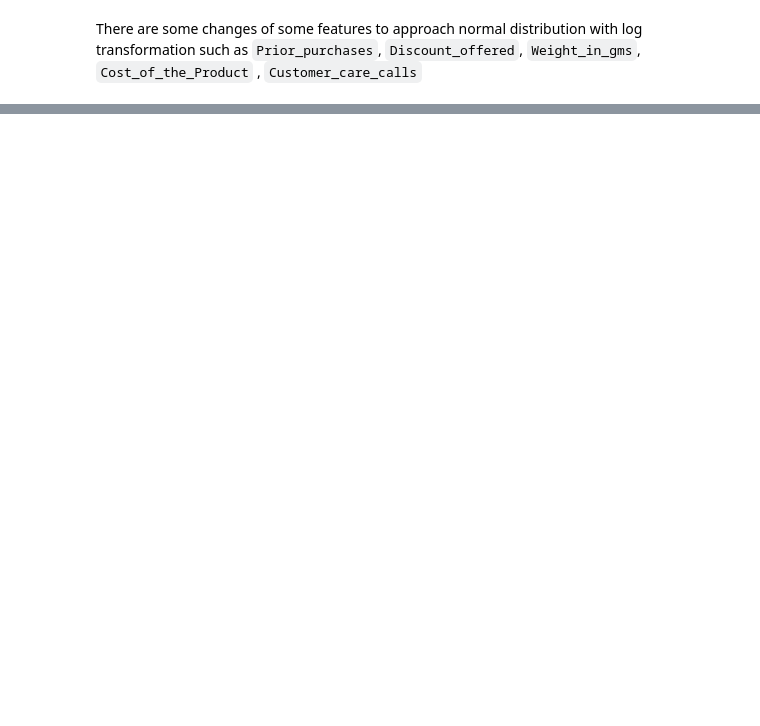
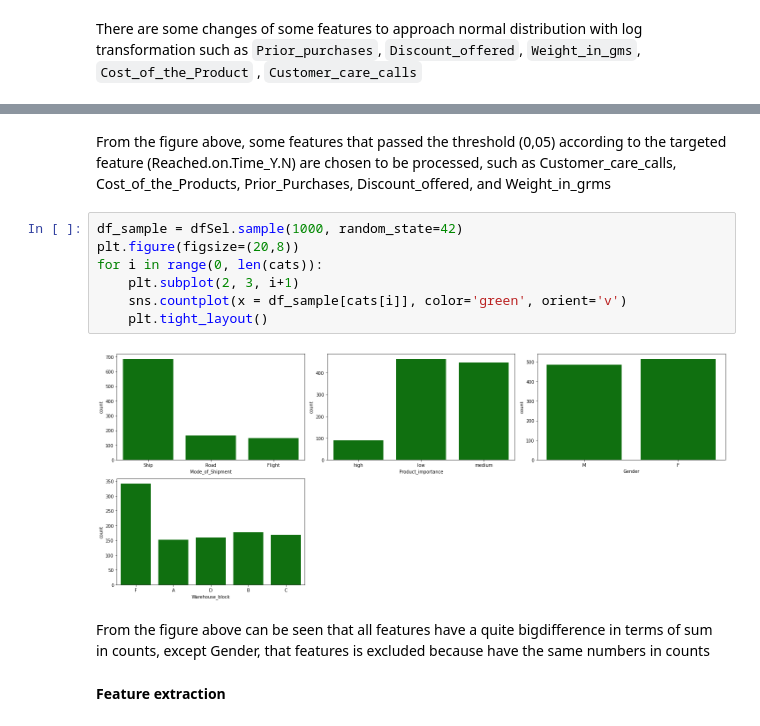
Before and after one commit to wahyunh10/Project-Ecommerce-Shipping-Clasification-Modeling, a Jupyter notebook: Stage_2_Project.ipynb, the cells around one changed output, grey strips where cells are left out. Cells and saved outputs as stored; diff of their text form; blank space fills up the shorter version.

```diff
--- a/Stage_2_Project.ipynb
+++ b/Stage_2_Project.ipynb
@@ -272,0 +370,15 @@ There are some changes of some features to approach normal distribution with log
+# %% [markdown]
+From the figure above, some features that passed the threshold (0,05) according to the targeted feature (Reached.on.Time_Y.N) are chosen to be processed, such as Customer_care_calls, Cost_of_the_Products, Prior_Purchases, Discount_offered, and Weight_in_grms
+# %%
+df_sample = dfSel.sample(1000, random_state=42)
+plt.figure(figsize=(20,8))
+for i in range(0, len(cats)):
+    plt.subplot(2, 3, i+1)
+    sns.countplot(x = df_sample[cats[i]], color='green', orient='v')
+    plt.tight_layout()
+# %% [output]
+[figure, added]
+# %% [markdown]
+From the figure above can be seen that all features have a quite bigdifference in terms of sum in counts, except Gender, that features is excluded because have the same numbers in counts
+# %% [markdown]
+**Feature extraction**
```
Also changed, not shown: parts of 18 cells of this notebook.
